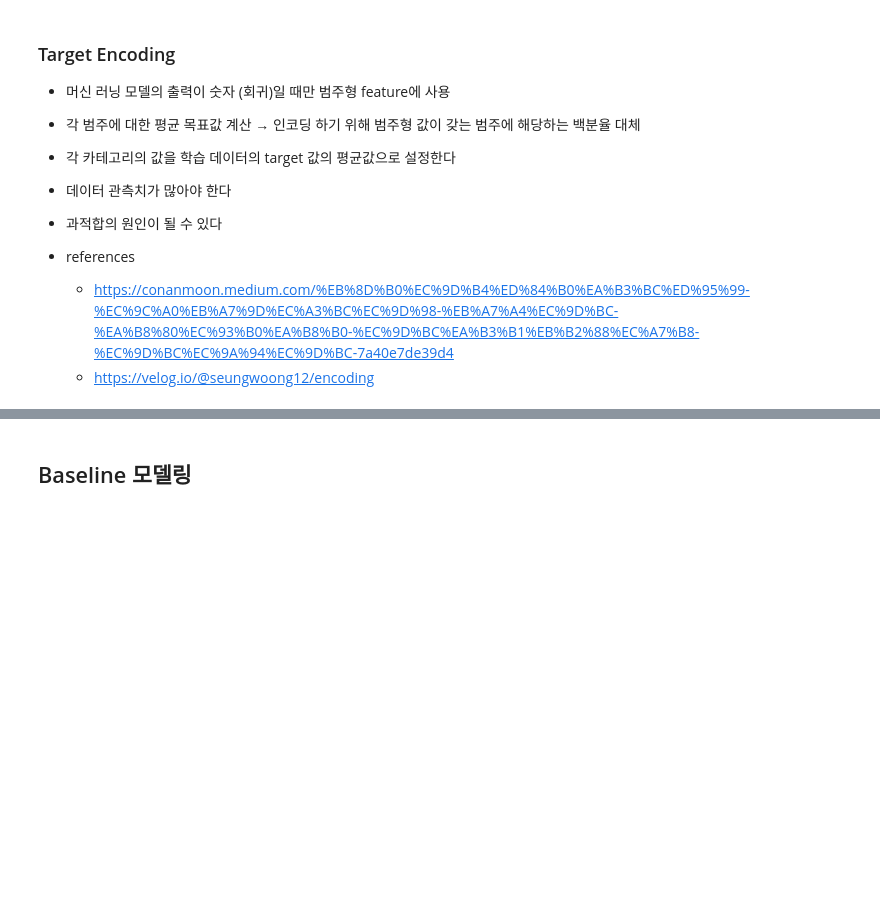
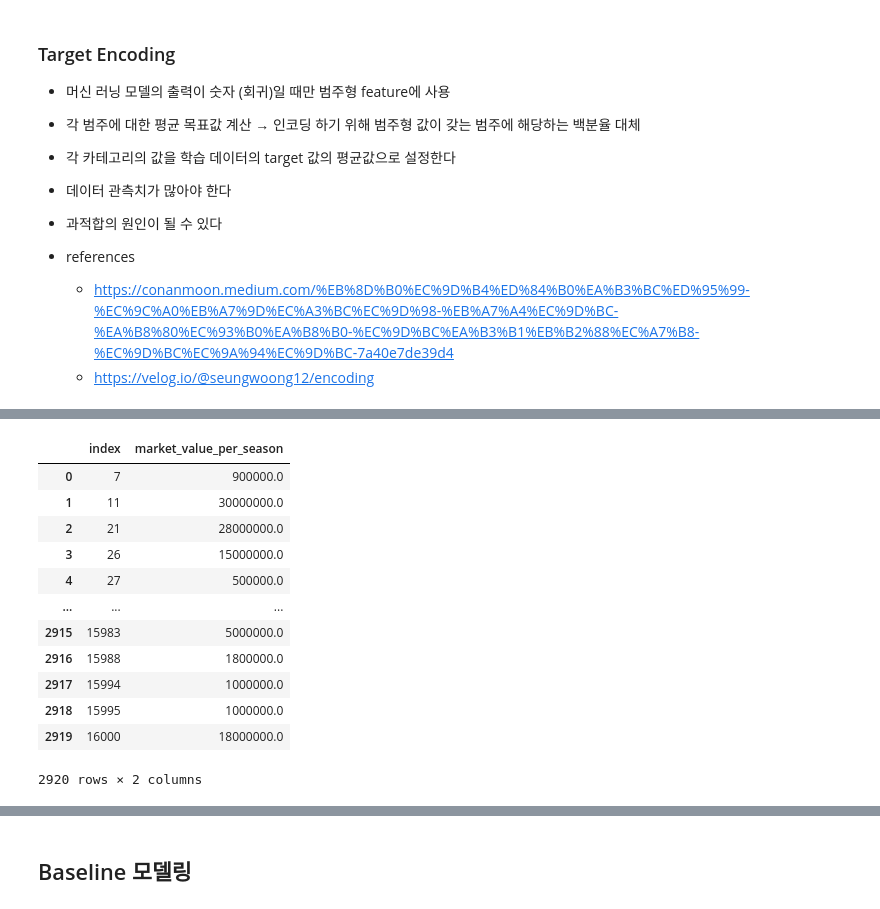
Before and after one commit to wjco/DAStudy-sat, a Jupyter notebook: Tek/football-data-from-transfermarkt/model-football-data-from-transfermarkt.ipynb, the cells around one changed output, grey strips where cells are left out. Saved outputs shown, nothing was run; the diff lists cells and outputs as text; code cells hidden in the pictures; blank space fills up the shorter version.

```diff
--- a/Tek/football-data-from-transfermarkt/model-football-data-from-transfermarkt.ipynb
+++ b/Tek/football-data-from-transfermarkt/model-football-data-from-transfermarkt.ipynb
@@ -152,0 +305,16 @@ test_encoded = te.transform(X_test)
+# %%
+y_test.reset_index()
+# %% [output]
+|  | index | market_value_per_season |
+| 0 | 7 | 900000.0 |
+| 1 | 11 | 30000000.0 |
+| 2 | 21 | 28000000.0 |
+| 3 | 26 | 15000000.0 |
+| 4 | 27 | 500000.0 |
+| ... | ... | ... |
+| 2915 | 15983 | 5000000.0 |
+| 2916 | 15988 | 1800000.0 |
+| 2917 | 15994 | 1000000.0 |
+| 2918 | 15995 | 1000000.0 |
+| 2919 | 16000 | 18000000.0 |
+2920 rows × 2 columns
```
Also changed, not shown: parts of 18 cells of this notebook, 3 other files.
